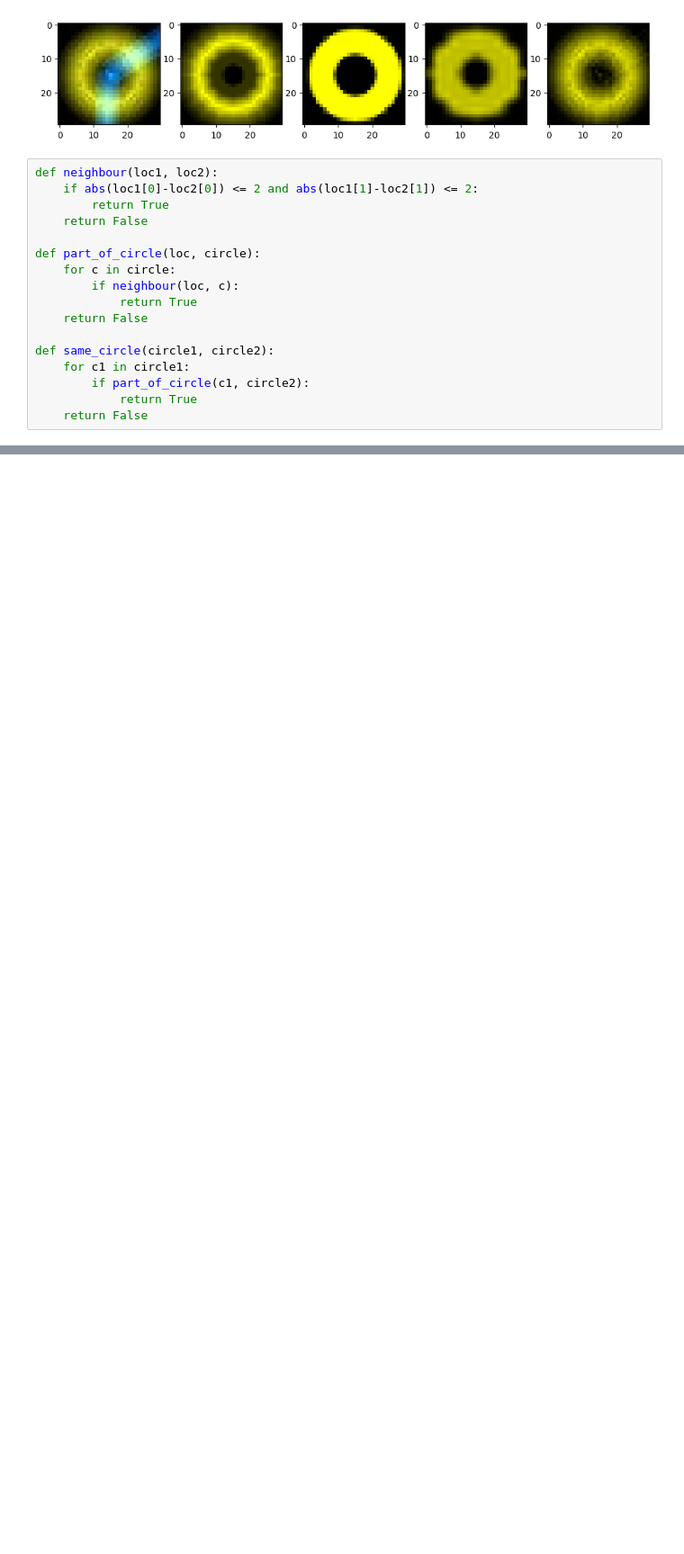
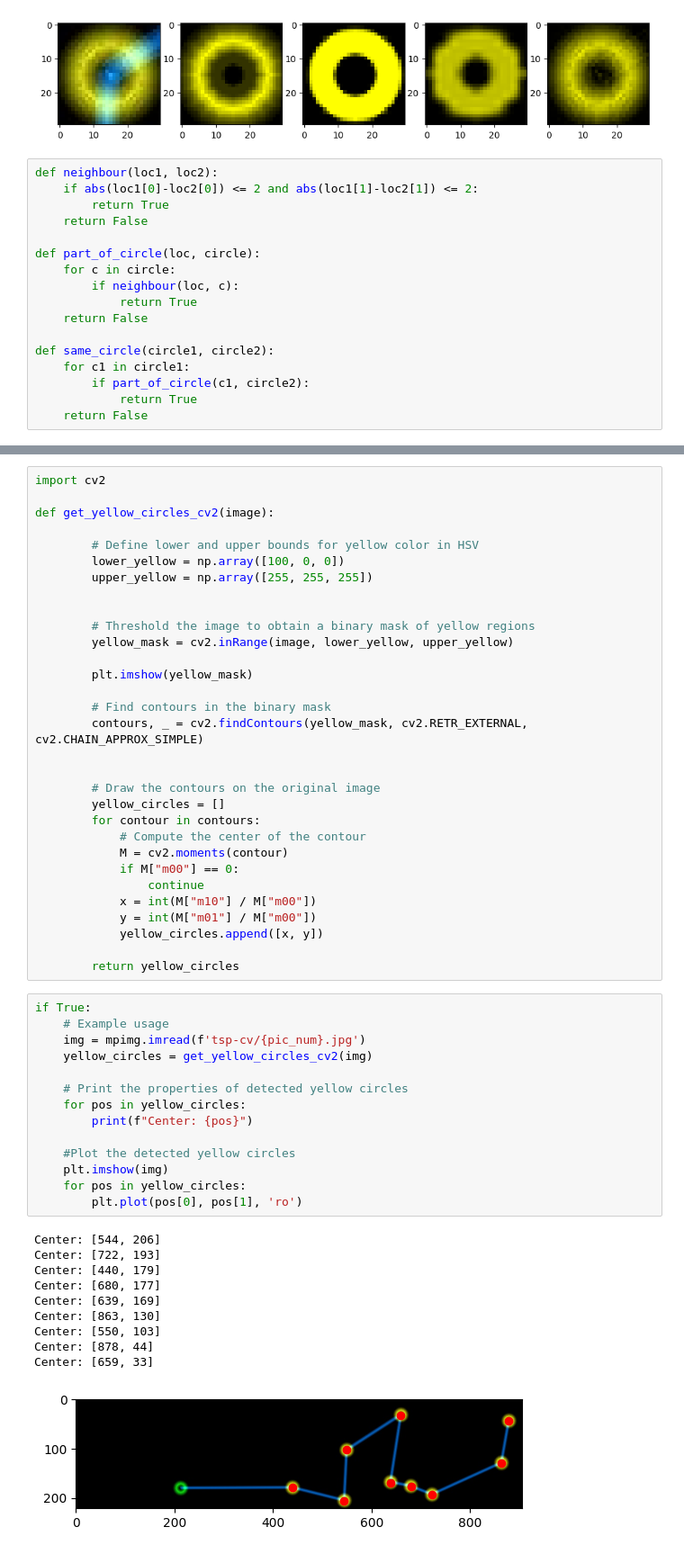
Before and after one commit to maximedrouhin/AI-Lab_Traveling-Salesman-Problem, a Jupyter notebook: algorithmic_solution.ipynb, the cells around one changed output, grey strips where cells are left out. Shown at 90% size. Drawn from its saved outputs; the diff is of its cells as text; blank space fills up the shorter version.

Commit message:
first attempt to create a circle detection algorithm with open cv creation of a circle detecttion metric programm to determine the metrics of the circle detection

```diff
--- a/algorithmic_solution.ipynb
+++ b/algorithmic_solution.ipynb
@@ -186,0 +185,56 @@ Center: [545.0, 206.0]
+# %%
+import cv2
+
+def get_yellow_circles_cv2(image):
+
+        # Define lower and upper bounds for yellow color in HSV
+        lower_yellow = np.array([100, 0, 0])
+        upper_yellow = np.array([255, 255, 255])
+
+
+        # Threshold the image to obtain a binary mask of yellow regions
+        yellow_mask = cv2.inRange(image, lower_yellow, upper_yellow)
+
+        plt.imshow(yellow_mask)
+
+        # Find contours in the binary mask
+        contours, _ = cv2.findContours(yellow_mask, cv2.RETR_EXTERNAL, cv2.CHAIN_APPROX_SIMPLE)
+
+
+        # Draw the contours on the original image
+        yellow_circles = []
+        for contour in contours:
+            # Compute the center of the contour
+            M = cv2.moments(contour)
+            if M["m00"] == 0:
+                continue
+            x = int(M["m10"] / M["m00"])
+            y = int(M["m01"] / M["m00"])
+            yellow_circles.append([x, y])
+
+        return yellow_circles
+# %%
+if True:
+    # Example usage
+    img = mpimg.imread(f'tsp-cv/{pic_num}.jpg')
+    yellow_circles = get_yellow_circles_cv2(img)
+
+    # Print the properties of detected yellow circles
+    for pos in yellow_circles:
+        print(f"Center: {pos}")
+
+    #Plot the detected yellow circles
+    plt.imshow(img)
+    for pos in yellow_circles:
+        plt.plot(pos[0], pos[1], 'ro')
+# %% [output]
+Center: [544, 206]
+Center: [722, 193]
+Center: [440, 179]
+Center: [680, 177]
+Center: [639, 169]
+Center: [863, 130]
+Center: [550, 103]
+Center: [878, 44]
+Center: [659, 33]
+[figure, added]
```
Also changed, not shown: parts of 2 cells of this notebook, 3 other files.
